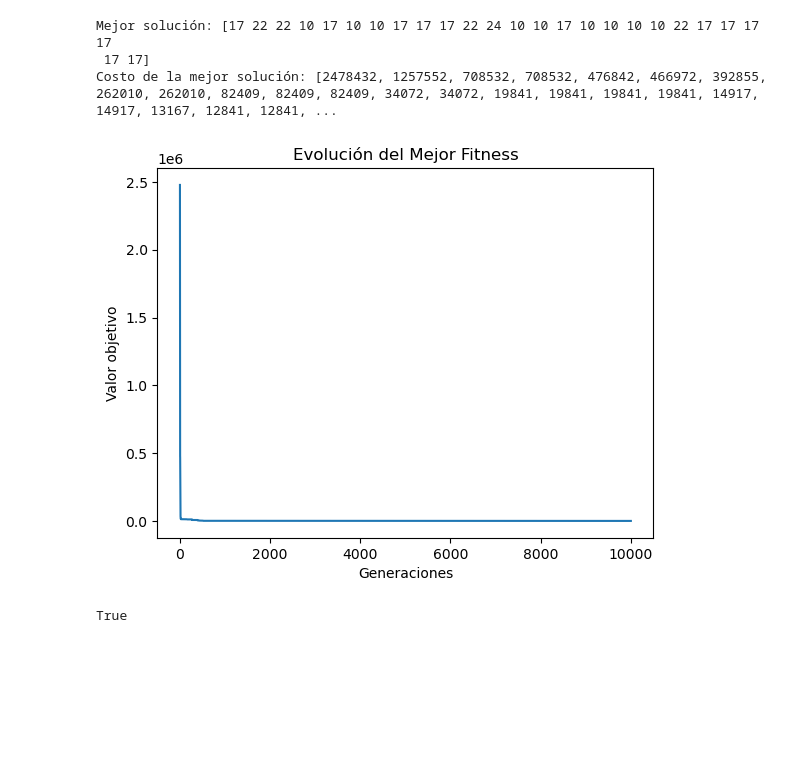
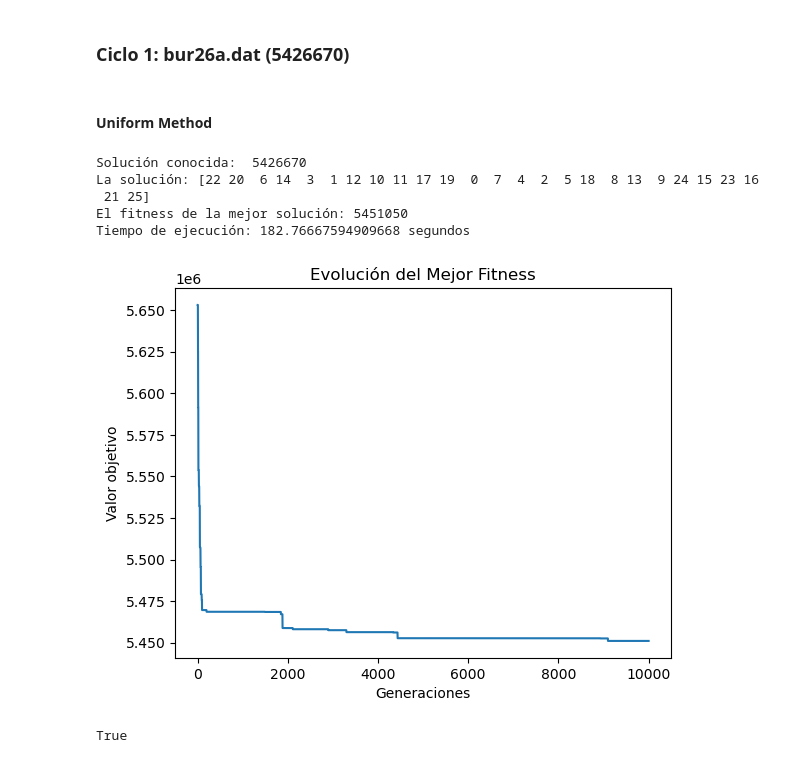
Before and after one commit to antargi/optimizacion, a Jupyter notebook: tarea2.ipynb, the cells around one changed output. Drawn from its saved outputs; the diff is of its cells as text; code cells hidden in the pictures; blank space fills up the shorter version.

Commit message:
refactor: objetive function and uniform working

```diff
--- a/tarea2.ipynb
+++ b/tarea2.ipynb
@@ -11,12 +16,12 @@ class QAP:
         self.flujos = flujos
 
     def evaluate(self, permutacion):
-        n = len(permutacion)
-        suma = 0
-        for i in range(n):
-            for j in range(i + 1, n):
-                suma += self.flujos[i, j] * self.distancias[permutacion[i] - 1,permutacion[j] - 1]
-        return suma
+      n = len(permutacion)
+      suma = 0
+      for i in range(n):
+          for j in range(n):
+              suma += self.flujos[i, j] * self.distancias[permutacion[i]-1, permutacion[j]-1]
+      return suma
 # %%
 
 #funcion de lectura de archivos
@@ -285,3 +263,5 @@ def graficar(valoresObjetivo):
     plt.xlabel(u"Generaciones")
     plt.show()
     return True
+# %% [markdown]
+### Ciclo 1: bur26a.dat    (5426670)
@@ -288,12 +273,20 @@ def graficar(valoresObjetivo):
+# %% [markdown]
+#### Uniform Method
 # %%
-instanciaQAP = QAP(matrizD2, matrizF2)
+start_time = time.time()
 mejorSoluciones, mejoresCostos = GA(instanciaQAP, 50, 0.001, 10000, "uniform", elite_ratio=0.1)
-print("Mejor solución:", mejorSoluciones)
-print("Costo de la mejor solución:", mejoresCostos)
+end_time = time.time()
+execution_time = end_time - start_time
+print("Solución conocida: ", 5426670)
+print("La solución:", mejorSoluciones)
+print("El fitness de la mejor solución:", min(mejoresCostos))
+print("Tiempo de ejecución:", execution_time, "segundos")
 graficar(mejoresCostos)
 # %% [output]
-Mejor solución: [17 22 22 10 17 10 10 17 17 17 22 24 10 10 17 10 10 10 10 22 17 17 17 17
- 17 17]
-Costo de la mejor solución: [2478432, 1257552, 708532, 708532, 476842, 466972, 392855, 262010, 262010, 82409, 82409, 82409, 34072, 34072, 19841, 19841, 19841, 19841, 14917, 14917, 13167, 12841, 12841, ...
+Solución conocida:  5426670
+La solución: [22 20  6 14  3  1 12 10 11 17 19  0  7  4  2  5 18  8 13  9 24 15 23 16
+ 21 25]
+El fitness de la mejor solución: 5451050
+Tiempo de ejecución: 182.76667594909668 segundos
-[figure, old version]
+[figure, new version]
 True
```
Also changed, not shown: parts of 61 cells of this notebook, 9 other files.
